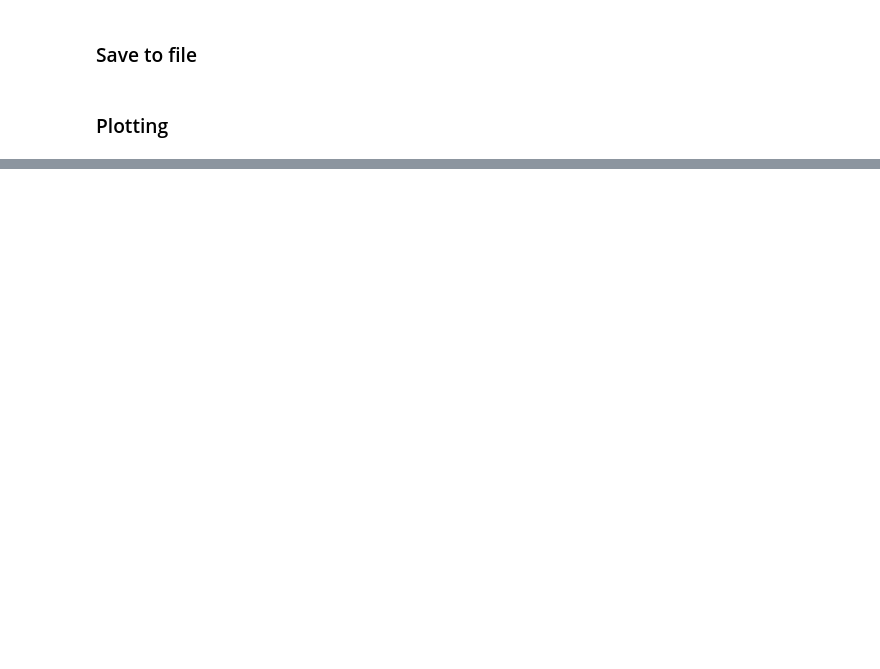
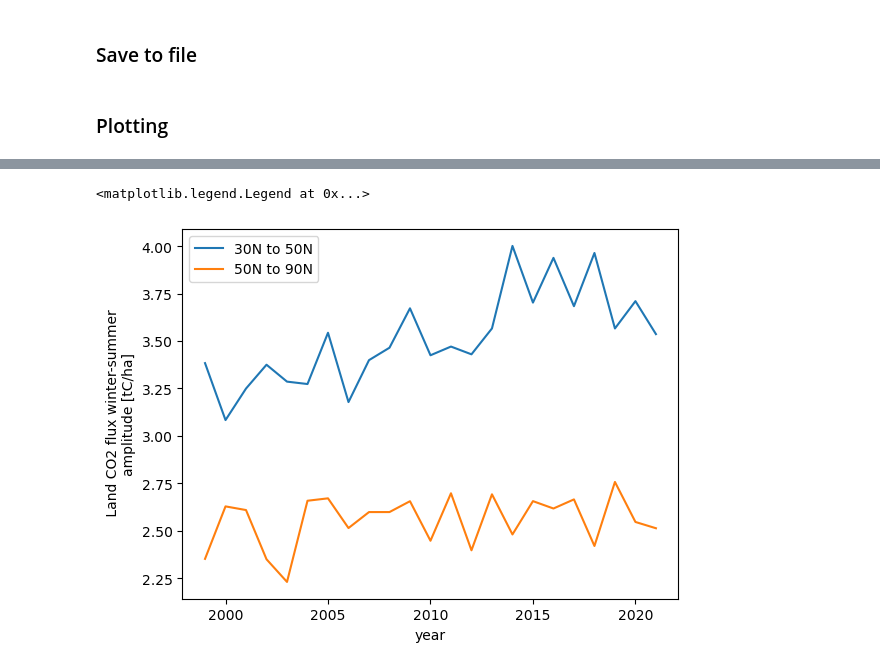
Before and after one commit to femoyano/northern-land-cover, a Jupyter notebook: 1_proc_co2inv.ipynb, the cells around one changed output, grey strips where cells are left out. Saved outputs shown, nothing was run; the diff lists cells and outputs as text; code cells hidden in the pictures; blank space fills up the shorter version.

```diff
--- a/1_proc_co2inv.ipynb
+++ b/1_proc_co2inv.ipynb
@@ -194,18 +234,21 @@ plt.show()
 # %%
 # Plotting of seasonal amplitude time series
 
 # Calculate the spatial mean and plot.
 # regDiffMean = co2InvTD.where(co2InvTD.latitude > 0).where(co2InvTD.latitude < 30).mean(['longitude','latitude'])
 # The data is now a one dimensional time series, so it is plotted as a line graph.
 # regDiffMean.plot(label='0N to 30N')
 regDiffMean = co2InvTD.where(co2InvTD.latitude > 30).where(co2InvTD.latitude < 50).mean(['longitude','latitude'])
 regDiffMean.plot(label='30N to 50N')
 regDiffMean = co2InvTD.where(co2InvTD.latitude > 50).mean(['longitude','latitude'])
 regDiffMean.attrs['units'] = 'tC/ha'  # Add the new units
-regDiffMean.attrs['long_name'] = " Land CO2 flux summer-winter amplitude"
+regDiffMean.attrs['long_name'] = " Land CO2 flux winter-summer amplitude"
 del regDiffMean['spatial_ref']  # Remove coordinate so it doesn't show as title.
 regDiffMean.plot(label='50N to 90N')
 plt.legend()
+# %% [output]
+<matplotlib.legend.Legend at 0x...>
+[figure, added]
 # %%
 # Map plot of flux trends in the northern hemisphere
 fig = plt.figure(figsize=[12,5])
```
Also changed, not shown: parts of 6 cells of this notebook.
